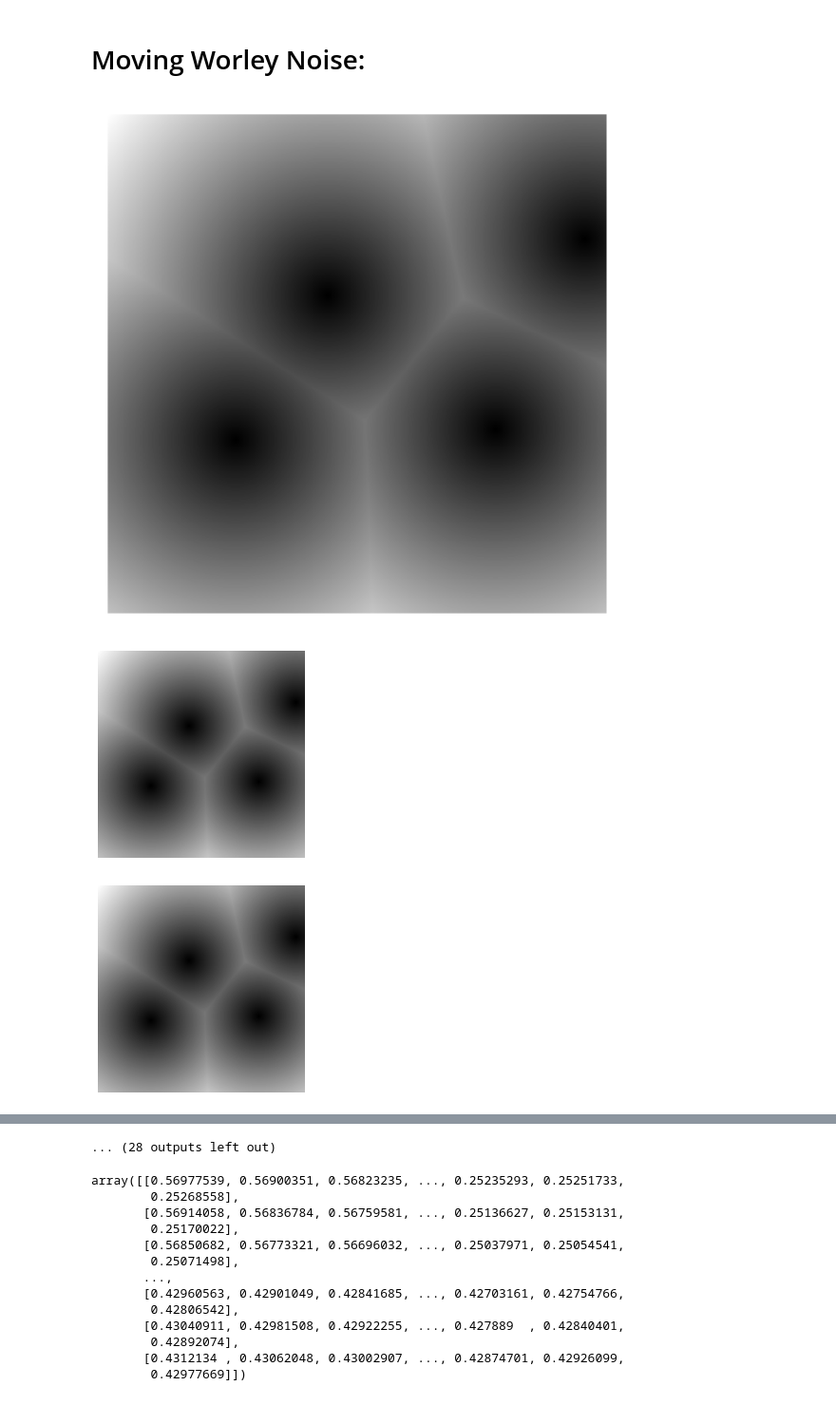
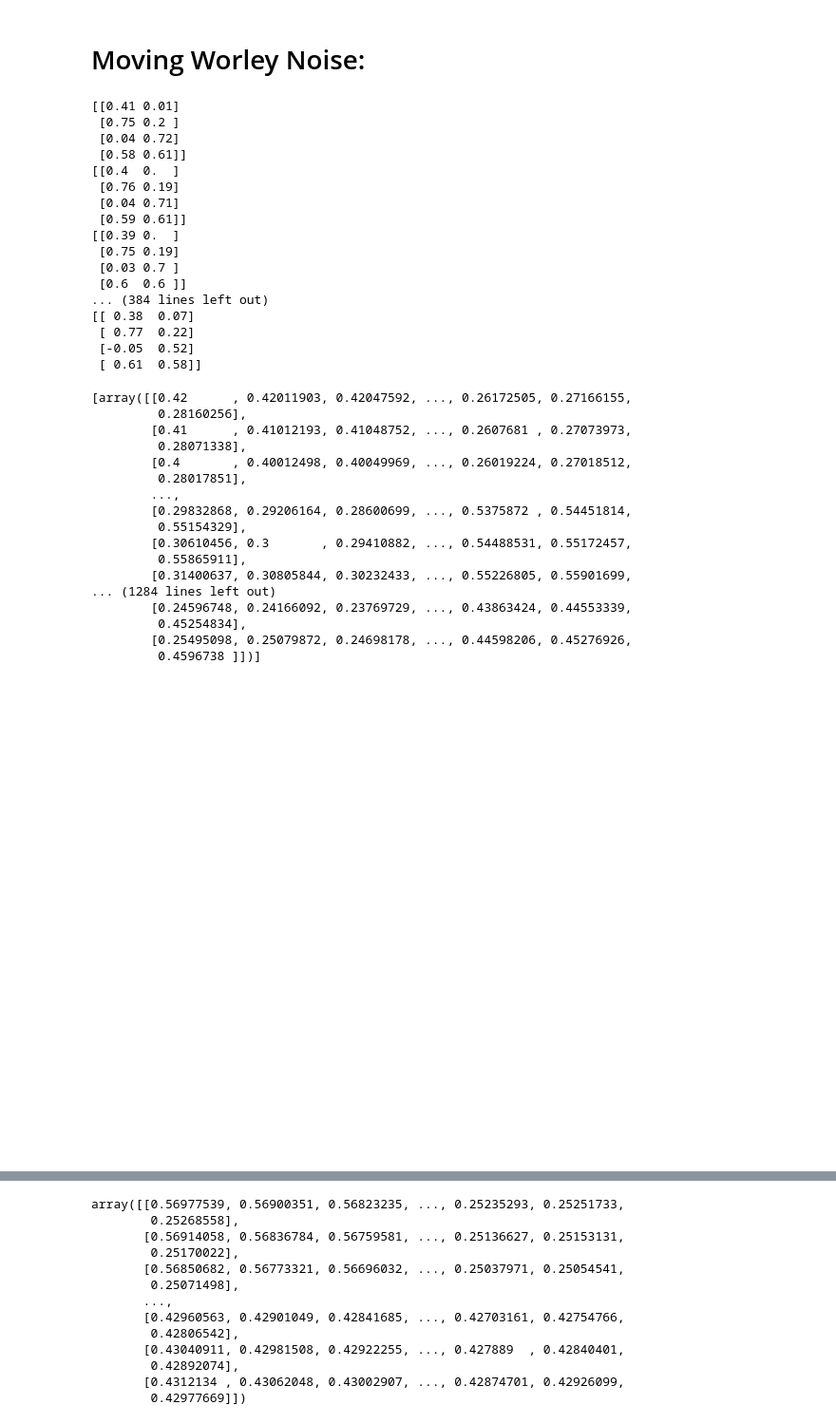
Before and after one commit to ReiYamahara/Miscellaneous-Pet-Projects, a Jupyter notebook: Fractal Landscapes/src/test_1.ipynb, the cells around one changed output, grey strips where cells are left out. Shown: that part at 95% size. Cells and saved outputs as stored; diff of their text form; code cells hidden in the pictures.

```diff
--- a/Fractal Landscapes/src/test_1.ipynb
+++ b/Fractal Landscapes/src/test_1.ipynb
@@ -728,7 +728,7 @@ feature_points = (feature_points + random_vectors / pixels) * k
 
 import matplotlib.animation as animation
 
-pixels = 1000
+pixels = 100
 num_feature_points = 4
 x, y = np.mgrid[0:pixels, 0:pixels] / pixels
 z = np.ones((pixels, pixels))
@@ -763,39 +763,74 @@ k = 10
 random_vectors_possibilities = np.array([[1, 0], [1, 1], [0, 1], [-1, 1], [-1, 0], [-1, -1], [0, -1], [1, -1]])
 
 # where we store each final z
 test = []
 
 ims = []
 fig, ax = plt.subplots(dpi = 200)
 ax.axis('off')
 
 for i in range(100):
     # going through each point, calculating the closest feature point to each point and noting that distance.
     for feature_point in feature_points:
         # could define a function that finds the euclidean distance between all the coordinates and the feature point...?
         z = np.fmin(((x - feature_point[0])**2 + (y - feature_point[1])**2)**(1/2), z)
 
     # adding the finished distance values to ims
     test.append(z)
 
     # changing the value of the feature points - using brownian motion
     a = np.random.choice(8, feature_points.shape[0])
-    random_vectors = random_vectors_possibilities[a]
-    feature_points = (feature_points + random_vectors)
+    random_vectors = random_vectors_possibilities[a] / pixels
+    feature_points = feature_points + random_vectors
     # possible issue: the feature point may not be within the frame
     '''feature_points[feature_points < 0] = 0
     feature_points[]'''
+    print(feature_points)
 
-for i in range(100):
+'''for i in range(100):
     im = ax.imshow(test[i], animated = True, cmap = 'gray')
     ims.append([im])
-
+'''
 # binary, gray
 # plt.scatter(feature_points[:, 1] * pixels, feature_points[:, 0] * pixels, linewidths = 1)
 
-anim = animation.ArtistAnimation(fig, ims, interval = 50, blit = True, repeat_delay = 100)
-plt.show();
+'''anim = animation.ArtistAnimation(fig, ims, interval = 50, blit = True, repeat_delay = 100)
+plt.show();'''
+
+test
 # %% [output]
+[[0.41 0.01]
+ [0.75 0.2 ]
+ [0.04 0.72]
+ [0.58 0.61]]
+[[0.4  0.  ]
+ [0.76 0.19]
+ [0.04 0.71]
+ [0.59 0.61]]
+[[0.39 0.  ]
+ [0.75 0.19]
+ [0.03 0.7 ]
+ [0.6  0.6 ]]
+... (384 lines left out)
+[[ 0.38  0.07]
+ [ 0.77  0.22]
+ [-0.05  0.52]
+ [ 0.61  0.58]]
+[array([[0.42      , 0.42011903, 0.42047592, ..., 0.26172505, 0.27166155,
+         0.28160256],
+        [0.41      , 0.41012193, 0.41048752, ..., 0.2607681 , 0.27073973,
+         0.28071338],
+        [0.4       , 0.40012498, 0.40049969, ..., 0.26019224, 0.27018512,
+         0.28017851],
+        ...,
+        [0.29832868, 0.29206164, 0.28600699, ..., 0.5375872 , 0.54451814,
+         0.55154329],
+        [0.30610456, 0.3       , 0.29410882, ..., 0.54488531, 0.55172457,
+         0.55865911],
+        [0.31400637, 0.30805844, 0.30232433, ..., 0.55226805, 0.55901699,
+... (1284 lines left out)
+        [0.24596748, 0.24166092, 0.23769729, ..., 0.43863424, 0.44553339,
+         0.45254834],
+        [0.25495098, 0.25079872, 0.24698178, ..., 0.44598206, 0.45276926,
+         0.4596738 ]])]
-[figure, old version]
+[figure, new version]
-[figure, removed]
-[figure, removed]
@@ -811,4 +837,3 @@ plt.show();
-... (28 outputs left out)
 # %%
 z
 # %% [output]
```
Also changed, not shown: parts of 2 cells of this notebook, 4 other files.
